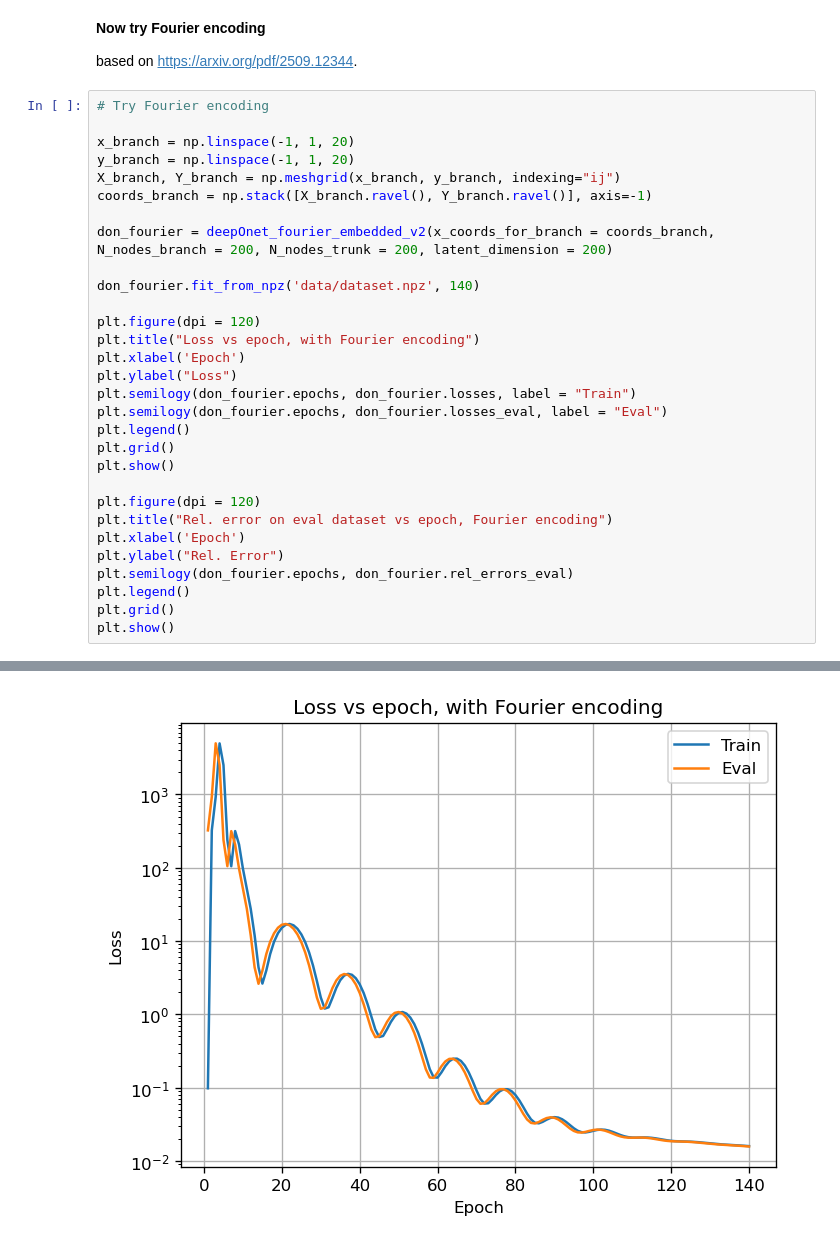
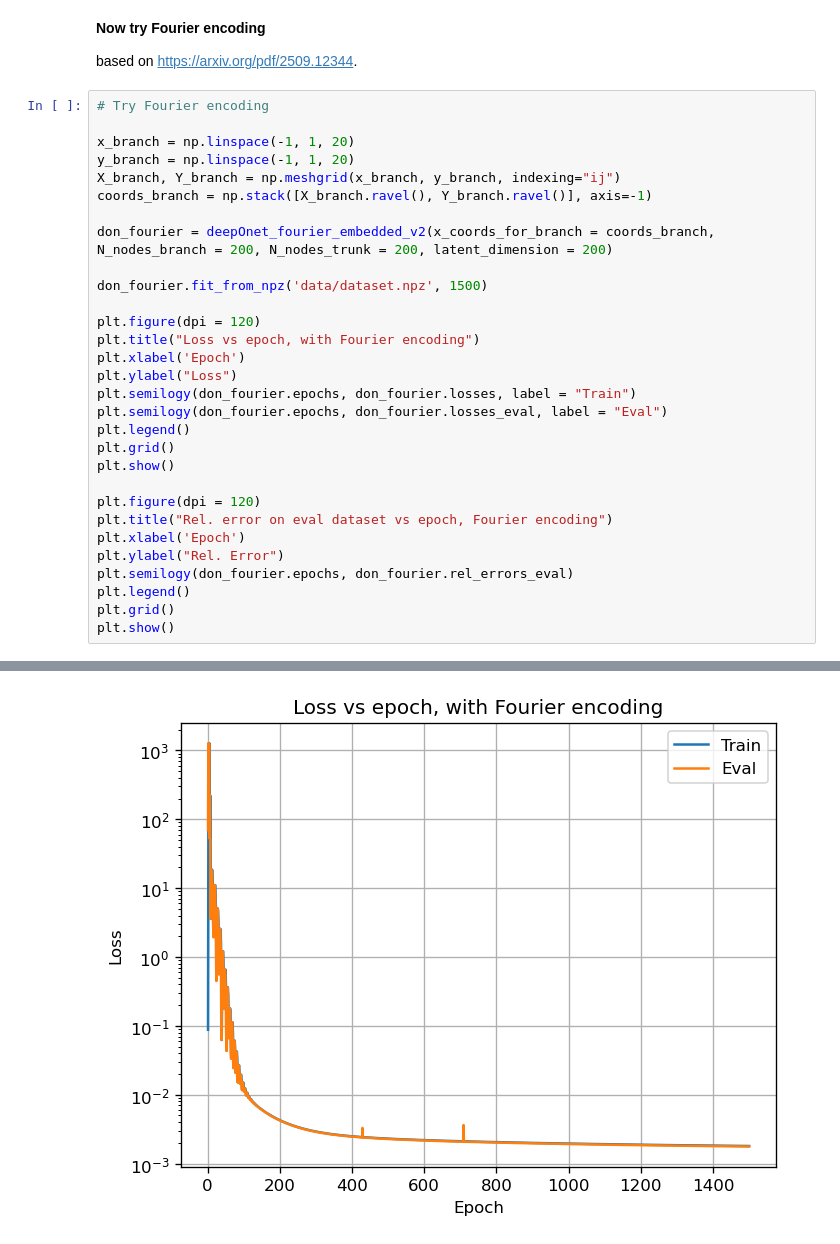
Before and after one commit to sottoviafilippo/trying-out-neural-operators, a Jupyter notebook: deepOnet_trials.ipynb, the cells around one changed output, grey strips where cells are left out. Drawn from its saved outputs; the diff is of its cells as text.

```diff
--- a/deepOnet_trials.ipynb
+++ b/deepOnet_trials.ipynb
@@ -145,7 +145,7 @@ coords_branch = np.stack([X_branch.ravel(), Y_branch.ravel()], axis=-1)
 
 don_fourier = deepOnet_fourier_embedded_v2(x_coords_for_branch = coords_branch, N_nodes_branch = 200, N_nodes_trunk = 200, latent_dimension = 200)
 
-don_fourier.fit_from_npz('data/dataset.npz', 140)
+don_fourier.fit_from_npz('data/dataset.npz', 1500)
 
 plt.figure(dpi = 120)
 plt.title("Loss vs epoch, with Fourier encoding")
@@ -174 +186 @@ prediction std across points: 0.14618352055549622
-[figure, old version]
+[figure, new version]
```
Also changed, not shown: parts of 4 cells of this notebook, 1 other file.
